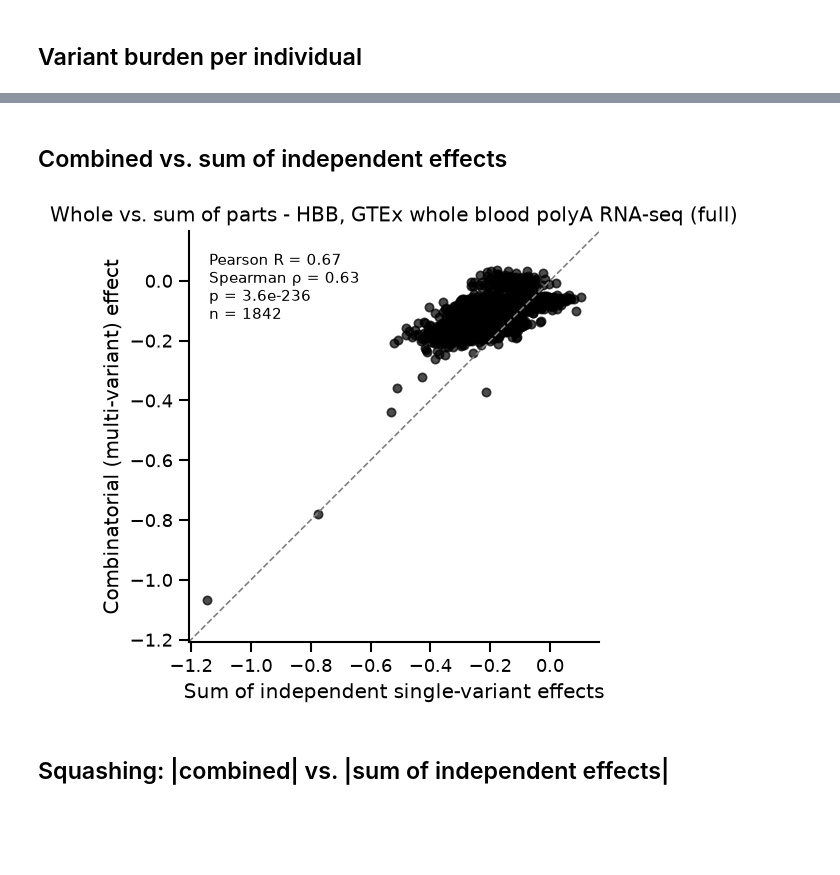
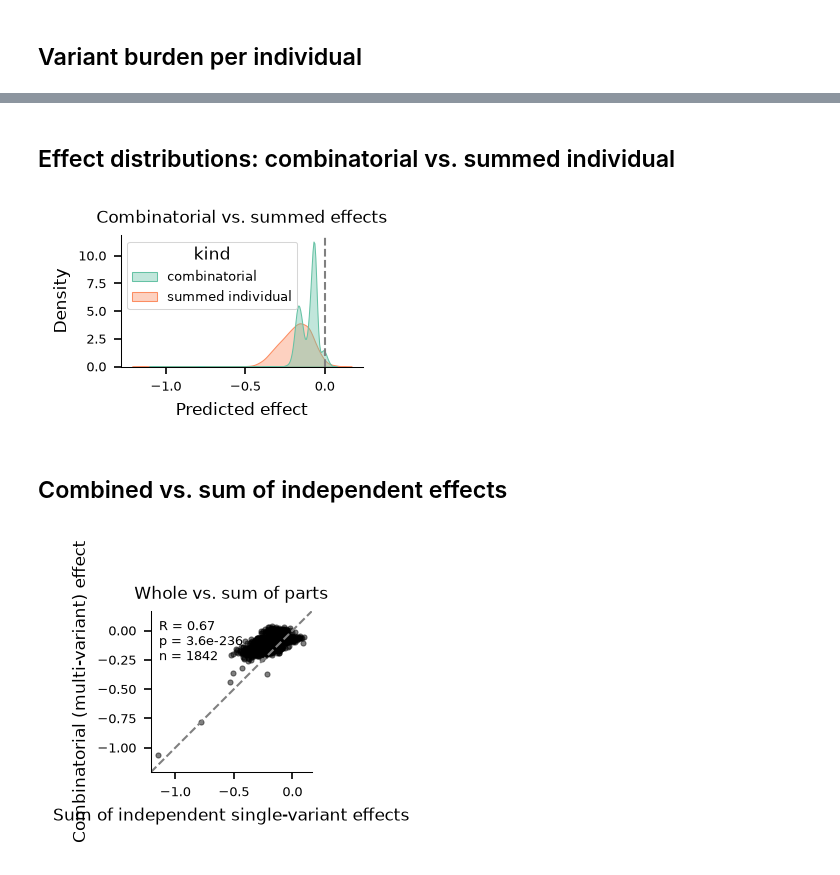
Before and after one commit to DiasFrazerGroup/wigttsoip, a Jupyter notebook: notebooks/hbb.ipynb, the cells around one changed output, grey strips where cells are left out. Drawn from its saved outputs; the diff is of its cells as text; code cells hidden in the pictures; blank space fills up the shorter version.

```diff
--- a/notebooks/hbb.ipynb
+++ b/notebooks/hbb.ipynb
@@ -4,6 +4,7 @@
 ## Imports
 # %%
 import dataclasses
+import os
 
 import duckdb
 import matplotlib as mpl
@@ -18,10 +19,12 @@ from alphagenome.data import genome
 from alphagenome.data import transcript as transcript_utils
 from alphagenome.visualization import plot_transcripts
 
-mpl.rcParams["figure.dpi"] = 120
-mpl.rcParams["axes.spines.top"] = False
-mpl.rcParams["axes.spines.right"] = False
-sns.set_context("notebook")
+from figutils import cm, set_figure_style
+
+set_figure_style()
+
+PDF_DIR = "pdfs/hbb"
+os.makedirs(PDF_DIR, exist_ok=True)
 
 TRACK_NAME = "UBERON:0013756 gtex Whole_Blood polyA plus RNA-seq"
 TRACK_STRAND = "."
@@ -186,31 +169,50 @@ fig.tight_layout()
+# %% [markdown]
+## Effect distributions: combinatorial vs. summed individual
+# %%
+effects_long = pd.concat([
+    combined[["whole_score"]].rename(columns={"whole_score": "effect"}).assign(kind="combinatorial"),
+    combined[["sum_parts_score"]].rename(columns={"sum_parts_score": "effect"}).assign(kind="summed individual"),
+])
+
+fig, ax = plt.subplots(figsize=(5.5*cm, 4*cm))
+sns.kdeplot(
+    data=effects_long, x="effect", hue="kind",
+    fill=True, common_norm=False, alpha=0.4, palette="Set2", ax=ax,
+)
+ax.axvline(0, color="gray", lw=1, ls="--")
+ax.set_xlabel("Predicted effect")
+ax.set_title("Combinatorial vs. summed effects")
+fig.tight_layout()
+fig.savefig(os.path.join(PDF_DIR, "effect_distributions.pdf"), bbox_inches="tight")
+# %% [output]
+[figure, added]
 # %% [markdown]
 ## Combined vs. sum of independent effects
 # %%
 x = combined["sum_parts_score"].to_numpy()
 y = combined["whole_score"].to_numpy()
 r, p = stats.pearsonr(x, y)
 rho, p_rho = stats.spearmanr(x, y)
 n = len(combined)
 
-fig, ax = plt.subplots(figsize=(4.5, 4.5))
-ax.scatter(x, y, s=25, color="black", alpha=0.7)
+fig, ax = plt.subplots(figsize=(4.5*cm, 4.5*cm))
+ax.scatter(x, y, s=6, color="black", alpha=0.5, rasterized=True)
 
 lo, hi = min(x.min(), y.min()), max(x.max(), y.max())
 pad = 0.05 * (hi - lo) if hi > lo else 1.0
 ax.plot([lo - pad, hi + pad], [lo - pad, hi + pad], ls="--", color="gray", lw=1)
 ax.set_xlim(lo - pad, hi + pad)
 ax.set_ylim(lo - pad, hi + pad)
 ax.set_aspect("equal", adjustable="box")
 
 ax.set_xlabel("Sum of independent single-variant effects")
 ax.set_ylabel("Combinatorial (multi-variant) effect")
-ax.set_title(f"Whole vs. sum of parts - HBB, GTEx whole blood polyA RNA-seq ({SCALE})")
+ax.set_title("Whole vs. sum of parts")
 ax.text(
-    0.05, 0.95, f"Pearson R = {r:.2f}\nSpearman ρ = {rho:.2f}\np = {p:.1e}\nn = {n}",
-    transform=ax.transAxes, ha="left", va="top", fontsize=9,
+    0.05, 0.95, f"R = {r:.2f}\np = {p:.1e}\nn = {n}",
+    transform=ax.transAxes, ha="left", va="top",
 )
 fig.tight_layout()
+fig.savefig(os.path.join(PDF_DIR, "whole_vs_sum.pdf"), bbox_inches="tight")
 # %% [output]
-[figure, old version]
+[figure, new version]
-# %% [markdown]
-## Squashing: |combined| vs. |sum of independent effects|
```
Also changed, not shown: parts of 16 cells of this notebook, 9 other files.
